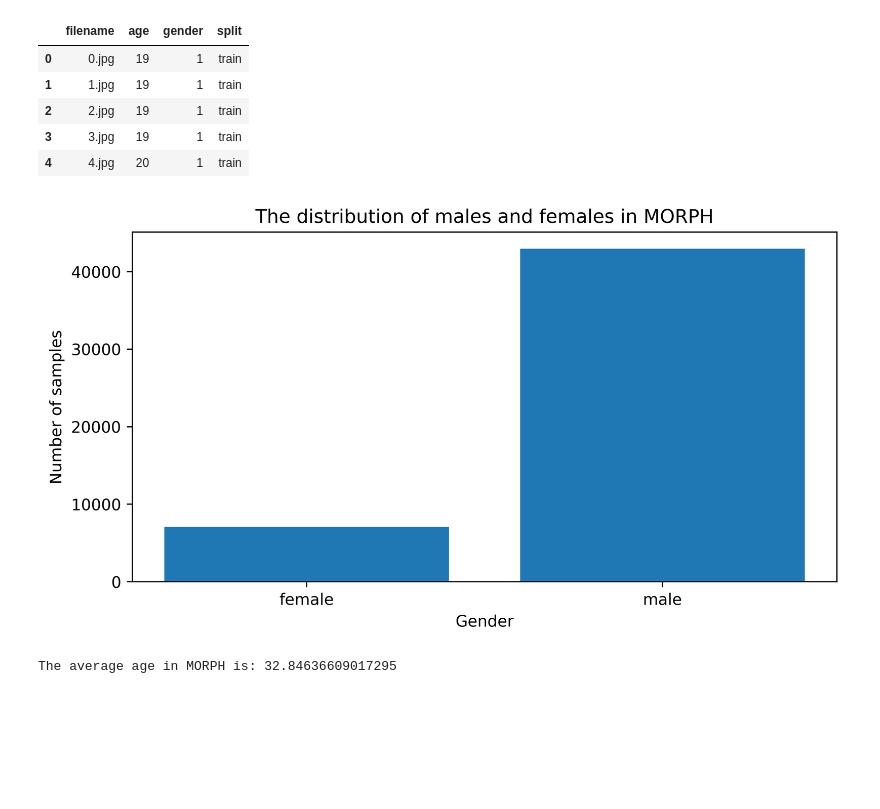
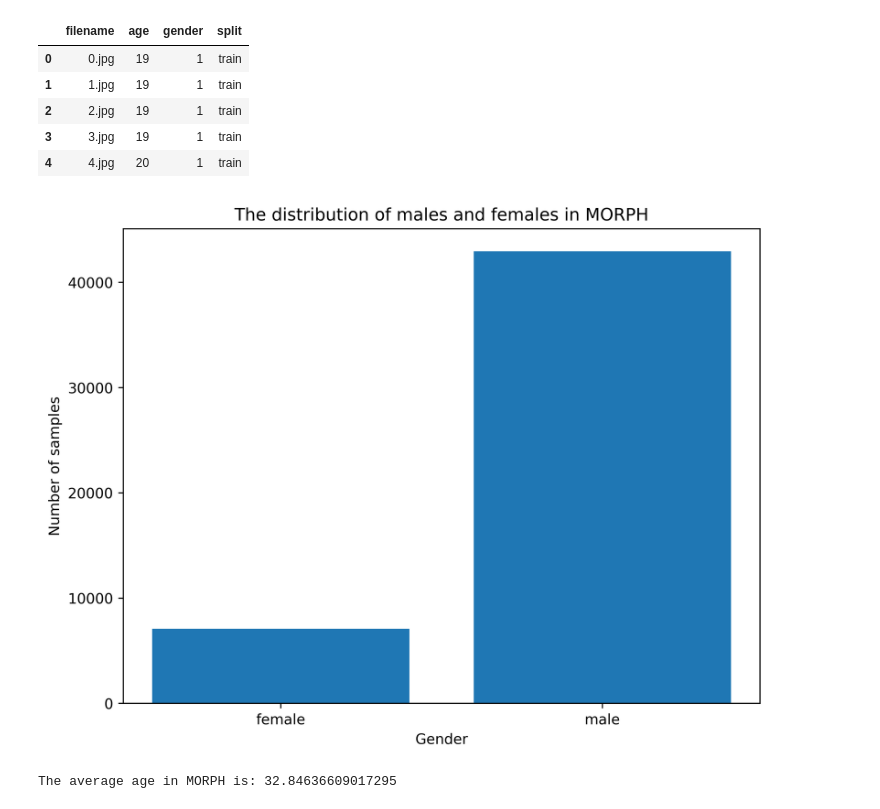
Before and after one commit to Thoalfeqar-gata/Multitask-face-analysis, a Jupyter notebook: data preparation notebooks/MORPH.ipynb, the cells around one changed output. Cells and saved outputs as stored; diff of their text form; code cells hidden in the pictures; blank space fills up the shorter version.

```diff
--- a/data preparation notebooks/MORPH.ipynb
+++ b/data preparation notebooks/MORPH.ipynb
@@ -171,17 +175,17 @@ labels_df.head()
 # %%
 genders, counts = np.unique(labels_df['gender'], return_counts = True)
 # %%
-plt.figure(figsize = (8, 4), dpi = 600)
+plt.figure(figsize = (8, 6), dpi = 600)
 plt.title('The distribution of males and females in MORPH')
 plt.bar(x = ['female', 'male'], height = counts)
 plt.xlabel('Gender')
 plt.ylabel('Number of samples')
 plt.savefig(
     os.path.join('data', 'figures', 'Age Gender Race', 'MORPH', 'The distribution of males and females in MORPH')
 )
 plt.show()
 # %% [output]
-[figure, old version]
+[figure, new version]
 # %%
 ages, counts = np.unique(labels_df['age'], return_counts = True)
 # %%
```
Also changed, not shown: parts of 2 cells of this notebook.
